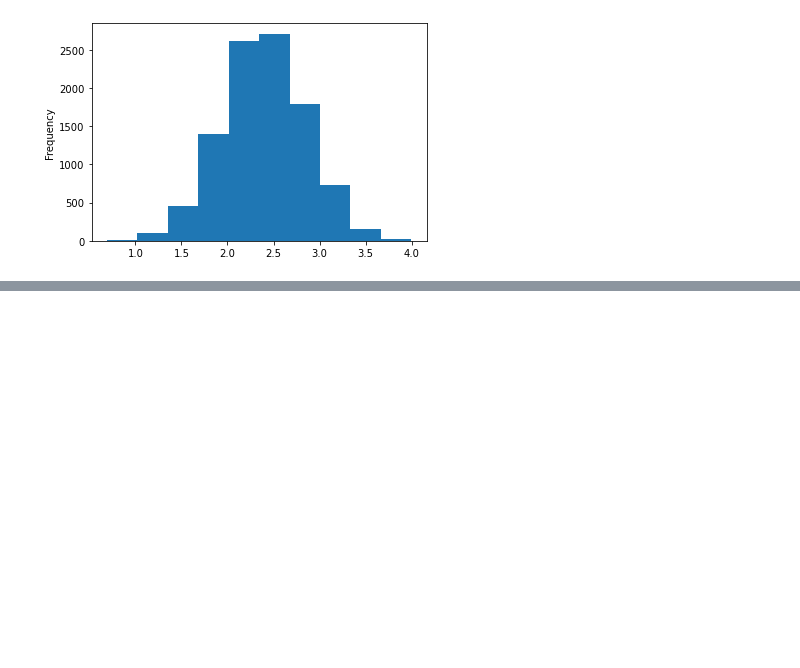
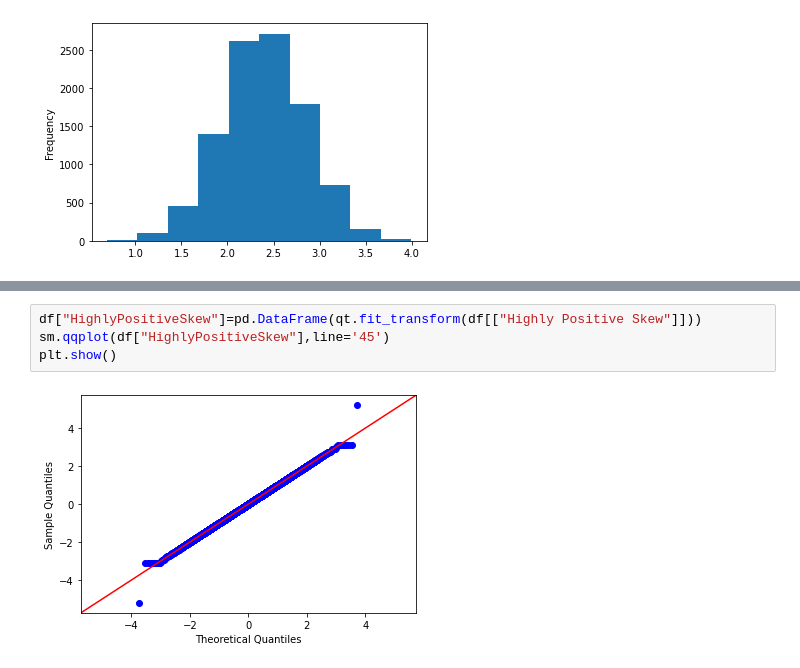
Before and after one commit to SOWMIYA2003/EX-06-Feature-Transformation, a Jupyter notebook: data.ipynb, the cells around one changed output, grey strips where cells are left out. Drawn from its saved outputs; the diff is of its cells as text; blank space fills up the shorter version.

```diff
--- a/data.ipynb
+++ b/data.ipynb
@@ -293,0 +286,6 @@ plt.show()
+# %%
+df["HighlyPositiveSkew"]=pd.DataFrame(qt.fit_transform(df[["Highly Positive Skew"]]))
+sm.qqplot(df["HighlyPositiveSkew"],line='45')
+plt.show()
+# %% [output]
+[figure, added]
```
Also changed, not shown: parts of 5 cells of this notebook, 5 other files.
